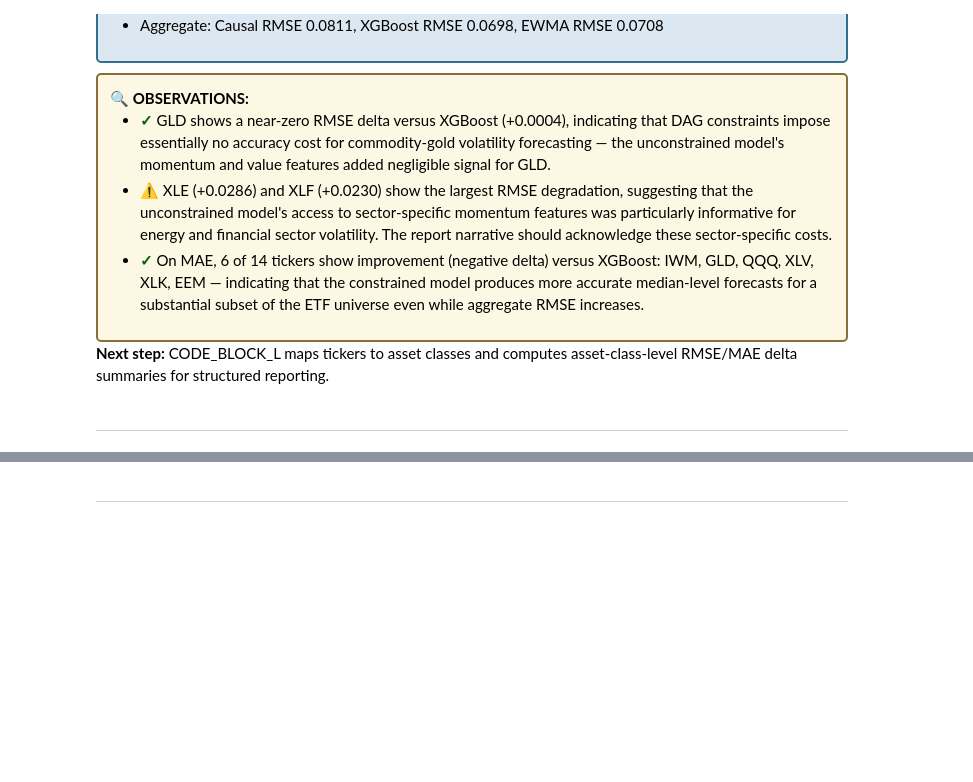
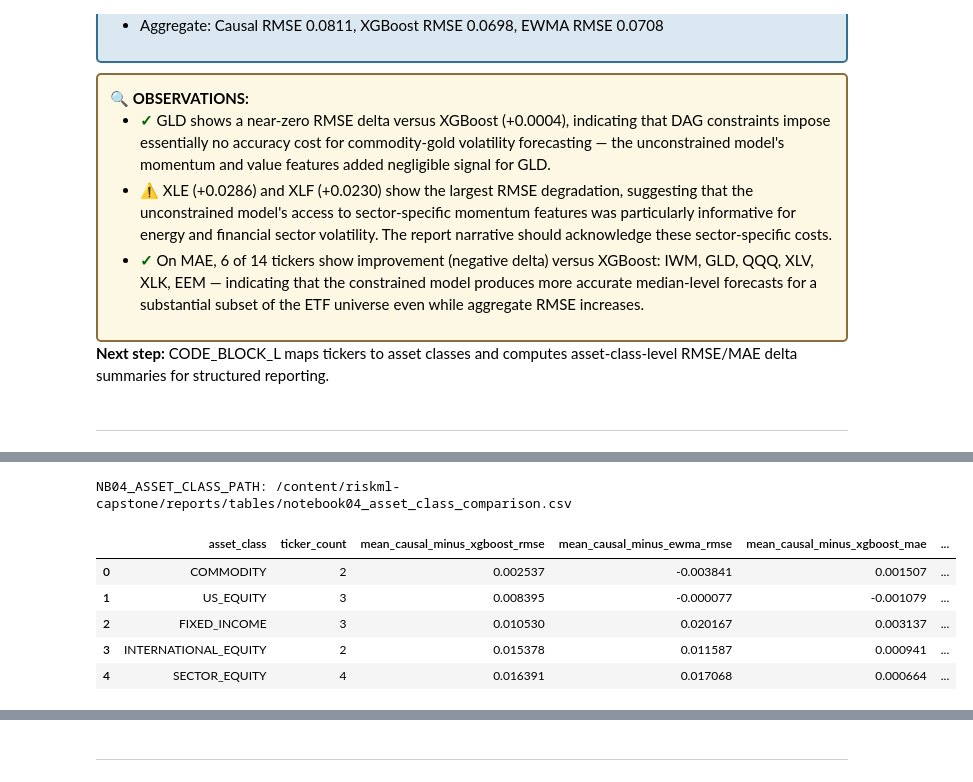
Before and after one commit to stevearchuleta/riskml-capstone, a Jupyter notebook: notebooks/04_risk_forecasting_causal.ipynb, the cells around one changed output, grey strips where cells are left out. Saved outputs shown, nothing was run; the diff lists cells and outputs as text; code cells hidden in the pictures; blank space fills up the shorter version.

Commit message:
NB04: Refactored CODE_BLOCK_L, adding XLV; edited Observations and Insights markdown for Intro cell, A, L , M, N

```diff
--- a/notebooks/04_risk_forecasting_causal.ipynb
+++ b/notebooks/04_risk_forecasting_causal.ipynb
@@ -3205,3 +3108,78 @@ NB04_ASSET_CLASS_PATH: /content/riskml-capstone/reports/tables/notebook04_asset_
+# %%
+# ============
+# CODE_BLOCK_L
+# ============
+
+# ==============================================================
+# DEFINE SIMPLE ASSET-CLASS LABELS FOR THE CAPSTONE ETF UNIVERSE
+# ==============================================================
+
+ASSET_CLASS_MAP = {
+    "SPY": "US_EQUITY",
+    "QQQ": "US_EQUITY",
+    "IWM": "US_EQUITY",
+    "EFA": "INTERNATIONAL_EQUITY",
+    "EEM": "INTERNATIONAL_EQUITY",
+    "XLF": "SECTOR_EQUITY",
+    "XLK": "SECTOR_EQUITY",
+    "XLE": "SECTOR_EQUITY",
+    "XLV": "SECTOR_EQUITY",
+    "TLT": "FIXED_INCOME",
+    "LQD": "FIXED_INCOME",
+    "HYG": "FIXED_INCOME",
+    "GLD": "COMMODITY",
+    "DBC": "COMMODITY",
+    "VNQ": "REAL_ESTATE",
+}
+
+# =========================================================================
+# MERGE ASSET-CLASS LABELS INTO THE CAUSAL VERSUS BASELINE COMPARISON TABLE
+# =========================================================================
+
+CAUSAL_VS_BASELINE_WITH_ASSET_CLASS_DF = CAUSAL_VS_BASELINE_DF.copy()
+CAUSAL_VS_BASELINE_WITH_ASSET_CLASS_DF["asset_class"] = CAUSAL_VS_BASELINE_WITH_ASSET_CLASS_DF["ticker"].map(ASSET_CLASS_MAP).fillna("UNMAPPED")
+
+# ==========================================================================
+# BUILD ASSET-CLASS SUMMARY STATISTICS FOR RMSE AND MAE DELTA INTERPRETATION
+# ==========================================================================
+
+ASSET_CLASS_SUMMARY_DF = (
+    CAUSAL_VS_BASELINE_WITH_ASSET_CLASS_DF.query('ticker != "AGGREGATE_EQUAL_WEIGHT"')
+    .groupby("asset_class", dropna=False)
+    .agg(
+        ticker_count=("ticker", "count"),
+        mean_causal_minus_xgboost_rmse=("causal_minus_xgboost_rmse", "mean"),
+        mean_causal_minus_ewma_rmse=("causal_minus_ewma_rmse", "mean"),
+        mean_causal_minus_xgboost_mae=("causal_minus_xgboost_mae", "mean"),
+        mean_causal_minus_ewma_mae=("causal_minus_ewma_mae", "mean"),
+        rmse_wins_vs_xgboost=("rmse_improves_vs_xgboost", "sum"),
+        rmse_wins_vs_ewma=("rmse_improves_vs_ewma", "sum"),
+    )
+    .reset_index()
+    .sort_values("mean_causal_minus_xgboost_rmse")
+    .reset_index(drop=True)
+)
+
+# ==============================================================
+# SAVE THE ASSET-CLASS SUMMARY TABLE FOR REPORT SUBSECTION REUSE
+# ==============================================================
+
+save_dataframe_csv(ASSET_CLASS_SUMMARY_DF, NB04_ASSET_CLASS_PATH)
+
+# ===============================================================
+# PRINT THE ASSET-CLASS OUTPUT PATH AND DISPLAY THE SUMMARY TABLE
+# ===============================================================
+
+print("NB04_ASSET_CLASS_PATH:", str(NB04_ASSET_CLASS_PATH))
+display(ASSET_CLASS_SUMMARY_DF)
+# %% [output]
+NB04_ASSET_CLASS_PATH: /content/riskml-capstone/reports/tables/notebook04_asset_class_comparison.csv
+|  | asset_class | ticker_count | mean_causal_minus_xgboost_rmse | mean_causal_minus_ewma_rmse | mean_causal_minus_xgboost_mae | ... |
+| 0 | COMMODITY | 2 | 0.002537 | -0.003841 | 0.001507 | ... |
+| 1 | US_EQUITY | 3 | 0.008395 | -0.000077 | -0.001079 | ... |
+| 2 | FIXED_INCOME | 3 | 0.010530 | 0.020167 | 0.003137 | ... |
+| 3 | INTERNATIONAL_EQUITY | 2 | 0.015378 | 0.011587 | 0.000941 | ... |
+| 4 | SECTOR_EQUITY | 4 | 0.016391 | 0.017068 | 0.000664 | ... |
 # %% [markdown]
 ### 📌 Observations and Insights for CODE_BLOCK_L
 
```
Also changed, not shown: parts of 11 cells of this notebook.
